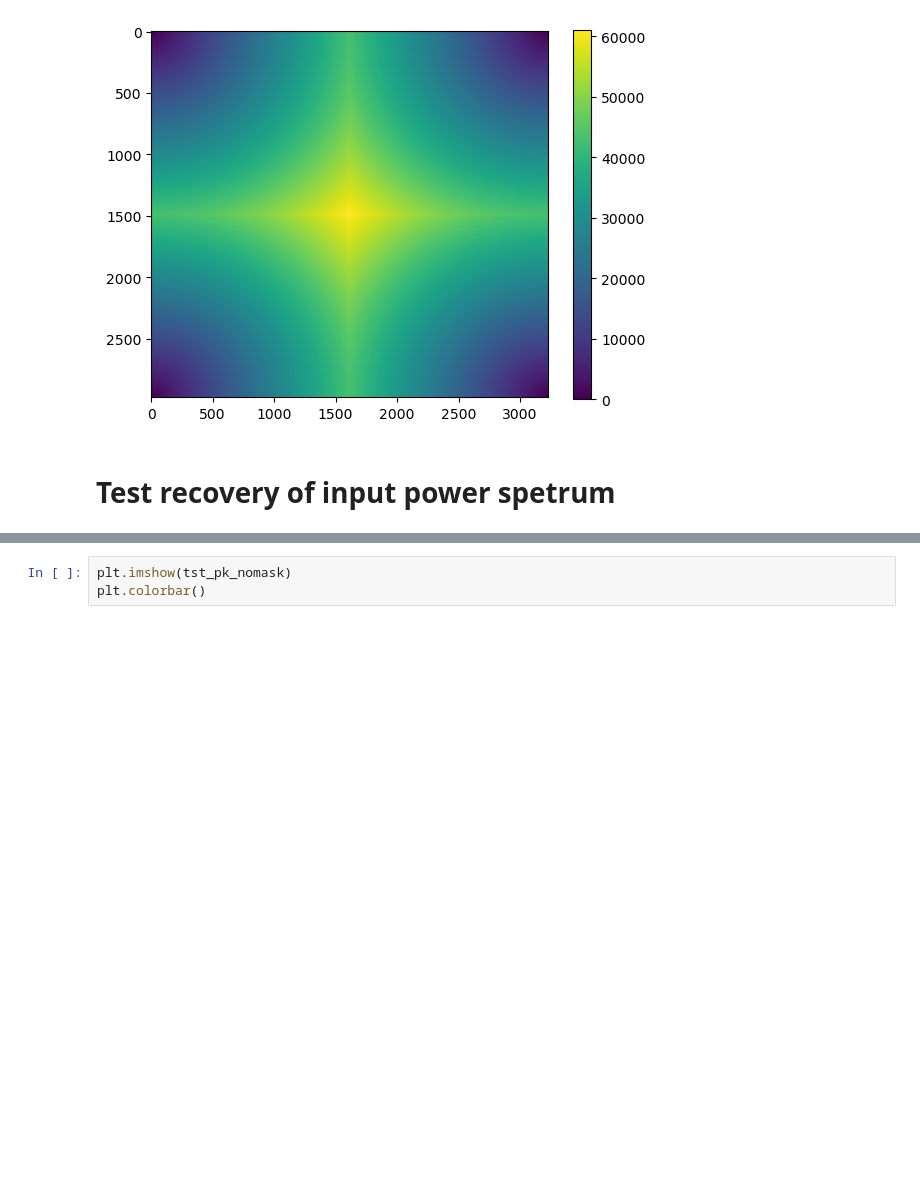
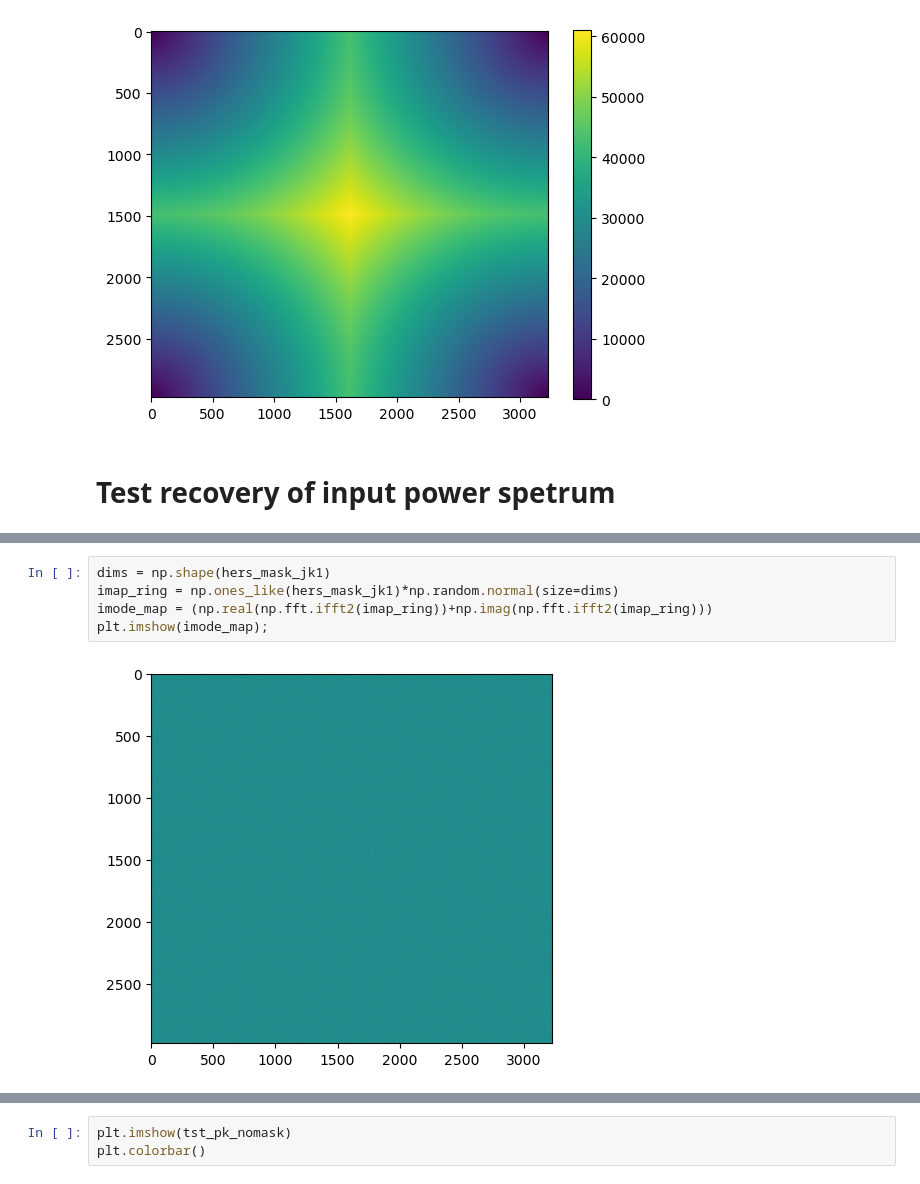
Before and after one commit to marcoviero/hetdexXhers, a Jupyter notebook: RD_validate_base_codes.ipynb, the cells around one changed output, grey strips where cells are left out. Saved outputs shown, nothing was run; the diff lists cells and outputs as text; blank space fills up the shorter version.

```diff
--- a/RD_validate_base_codes.ipynb
+++ b/RD_validate_base_codes.ipynb
@@ -122,2 +153,9 @@ def get_mc_mkk(mask_one, mask_two, pix_arcsec, deltal=None, width=None, nomask=F
+# %%
+dims = np.shape(hers_mask_jk1)
+imap_ring = np.ones_like(hers_mask_jk1)*np.random.normal(size=dims)
+imode_map = (np.real(np.fft.ifft2(imap_ring))+np.imag(np.fft.ifft2(imap_ring)))
+plt.imshow(imode_map);
+# %% [output]
+[figure, added]
 # %%
 #deltal=100
```
Also changed, not shown: parts of 20 cells of this notebook, 15 other files.
